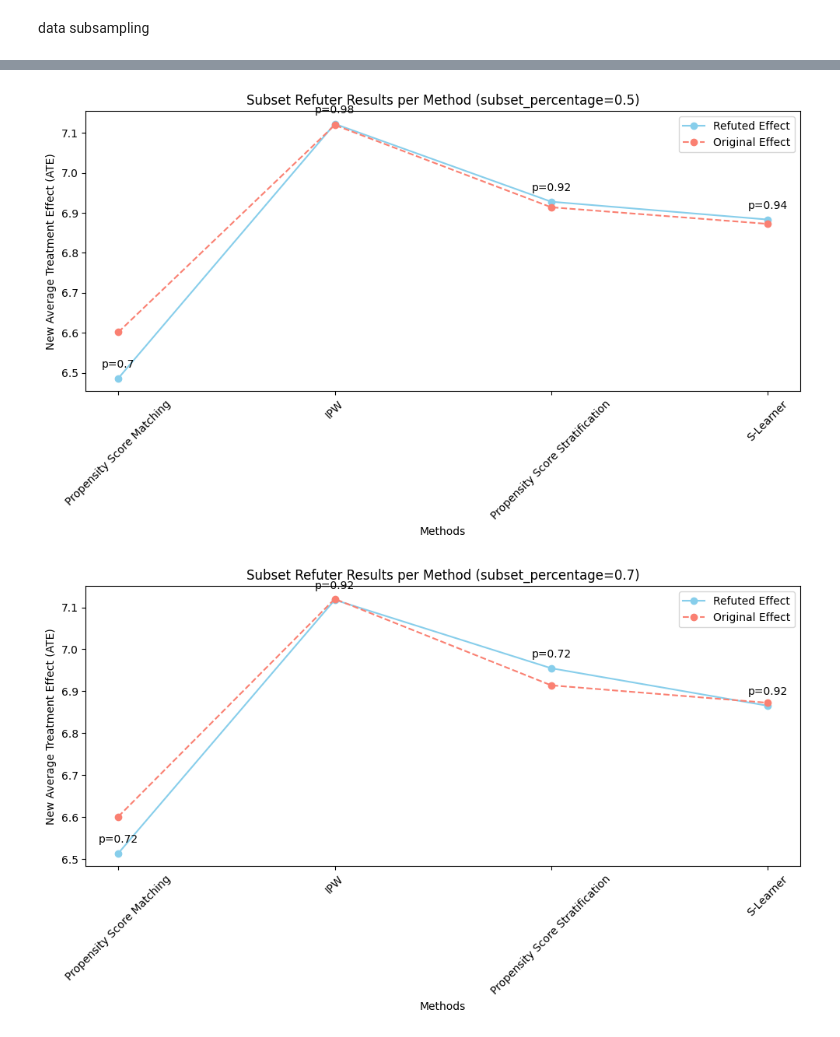
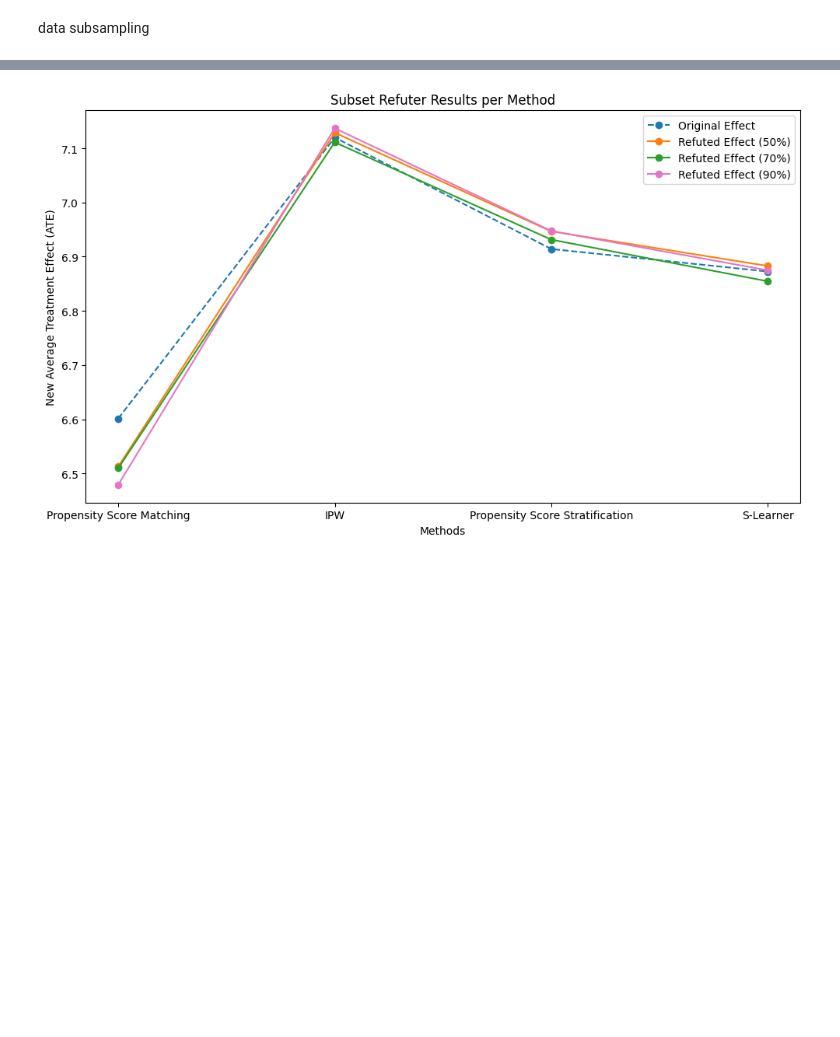
Before and after one commit to Zvi-Badash/EQLS-Causal-Project, a Jupyter notebook: robustness.ipynb, the cells around one changed output, grey strips where cells are left out. Cells and saved outputs as stored; diff of their text form; code cells hidden in the pictures; blank space fills up the shorter version.

```diff
--- a/robustness.ipynb
+++ b/robustness.ipynb
@@ -260,6 +248,7 @@ num_matches_values = [1, 2, 3]
 ord_modes = ["exact", "continuous"]
 binning_values = [None, 3, 4, 5]
 ates = []
+matched_fractions = []
 
 for ord_mode in ord_modes:
     if ord_mode == "exact":
@@ -280,6 +269,7 @@ for ord_mode in ord_modes:
                     f"ord_mode=exact, binning={binning}, => ATE={ate:.4f}, matched_fraction={details['matched_fraction']:.3f}"
                 )
                 ates.append(ate)
+                matched_fractions.append(details['matched_fraction'])
             except Exception as e:
                 print(
                     f"ord_mode=exact, binning={binning}=> {str(e)}"
@@ -296,6 +286,9 @@ for ord_mode in ord_modes:
             for p in ps:
                 for k in num_matches_values:
                     try:
+                        # omit the original config
+                        if p==1 and metric=="minkowski" and k==1:
+                            continue
                         ate, details = matching_ate(
                             df,
                             cat_cols=get_schema()["cat"],
@@ -313,6 +306,7 @@ for ord_mode in ord_modes:
                             f"ord_mode=continuous, metric={metric}, p={p}, k={k} => ATE={ate:.4f}, matched_fraction={details['matched_fraction']:.3f}"
                         )
                         ates.append(ate)
+                        matched_fractions.append(details['matched_fraction'])
                     except Exception as e:
                         print(
                             f"ord_mode=continuous, metric={metric}, p={p}, k={k} => {str(e)}"
@@ -433,8 +472,3 @@ Estimating with method: backdoor.exact_matching_manual
 Estimating with method: backdoor.T_learner
 Results for country 7: {'backdoor.propensity_score_matching': 2.650698602794411, 'backdoor.propensity_score_weighting': 2.78930661980489, 'backdoor.propensity_score_stratification': 3.8034358651232965 ...
 ... (22 outputs left out)
-# %%
-results_per_method = defaultdict(list)
-for country, results in results_per_country.items():
-    for method, effect in results.items():
-        results_per_method[method].append((int(country), effect))
@@ -494,7 +481,12 @@ refutation test- random variables addition
 
 df = load_data()
 graph = load_graph()
-
+methods = [
+        "backdoor.propensity_score_matching",
+        "backdoor.propensity_score_weighting",
+        "backdoor.propensity_score_stratification",
+        "backdoor.linear_regression",
+    ]
 
 d = df.copy()
 _prep_ordinals_inplace(d, get_schema()["ord"])
@@ -682,29 +673,35 @@ p value:0.8200000000000001
 # %%
+colors = [ORANGE, GREEN, PINK]
 per_percentage_results = {}
 for (method, percentage), results in subset_refuter.items():
     if percentage not in per_percentage_results:
         per_percentage_results[percentage] = {}
     per_percentage_results[percentage][method] = results
 # generate a plot per percentage with all methods
-for percentage, results in per_percentage_results.items():
+plt.figure(figsize=(10, 6))
+for _, results in per_percentage_results.items():
+    methods = list(results.keys())
+    break
+methods_names = [methods_new_names[m] for m in methods]
+orig_effect = [results[m].estimated_effect for m in methods]
+plt.plot(methods_names, orig_effect, marker='o', linestyle='--', color=BLUE, label='Original Effect')
+for i, (percentage, results) in enumerate(per_percentage_results.items()):
+    # Map percentage to color
+    color = colors[i % len(colors)]
     methods = list(results.keys())
     methods_names = [methods_new_names[m] for m in methods]
     new_effects = [results[m].new_effect for m in methods]
-    orig_effect = [results[m].estimated_effect for m in methods]
     p_values = [results[m].refutation_result['p_value'] for m in methods]
 
-    plt.figure(figsize=(10, 6))
-    plt.plot(methods_names, new_effects, marker='o', linestyle='-', color='skyblue', label='Refuted Effect')
-    plt.plot(methods_names, orig_effect, marker='o', linestyle='--', color='salmon', label='Original Effect')
-    for i, (x, y, p) in enumerate(zip(methods_names, new_effects, p_values)):
-        plt.text(i, y + 0.02, f"p={p:.3g}", ha='center', va='bottom', fontsize=10)
+    plt.plot(methods_names, new_effects, marker='o', linestyle='-', color=color, label='Refuted Effect ({:.0f}%)'.format(percentage*100))
+    # for i, (x, y, p) in enumerate(zip(methods_names, new_effects, p_values)):
+    #     plt.text(i, y + 0.02, f"p={p:.3g}", ha='center', va='bottom', fontsize=10)
     plt.xlabel("Methods")
     plt.ylabel("New Average Treatment Effect (ATE)")
-    plt.title(f"Subset Refuter Results per Method (subset_percentage={percentage})")
-    plt.xticks(rotation=45)
+    plt.title(f"Subset Refuter Results per Method")
+    # plt.xticks(rotation=45)
     plt.legend()
     plt.tight_layout()
-    plt.show()
+plt.show()
 # %% [output]
-[figure, old version]
+[figure, new version]
-[figure, removed]
```
Also changed, not shown: parts of 23 cells of this notebook.
